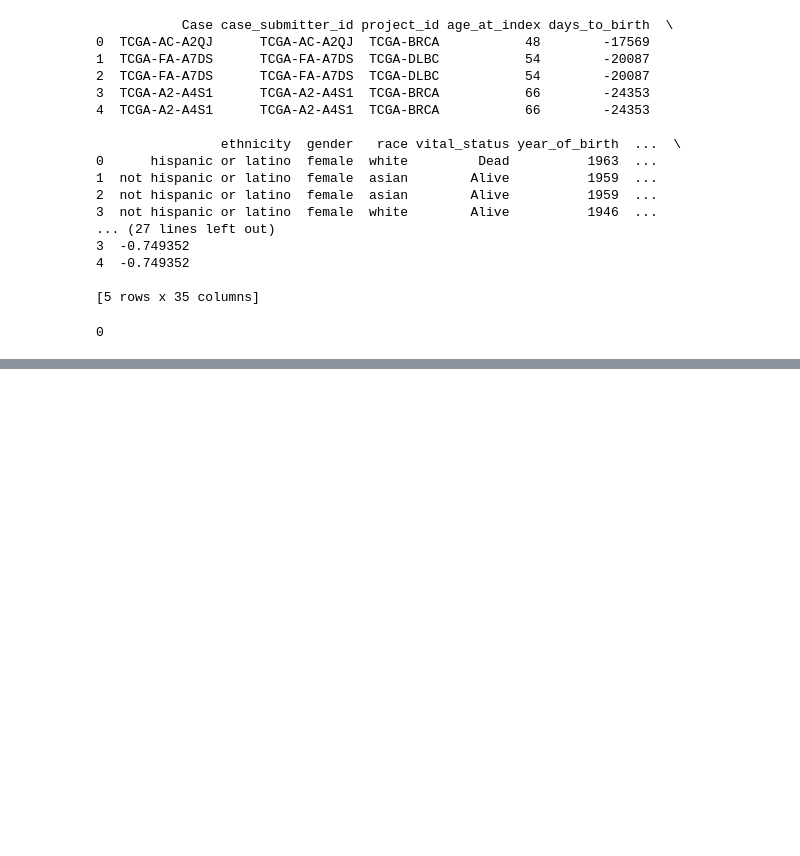
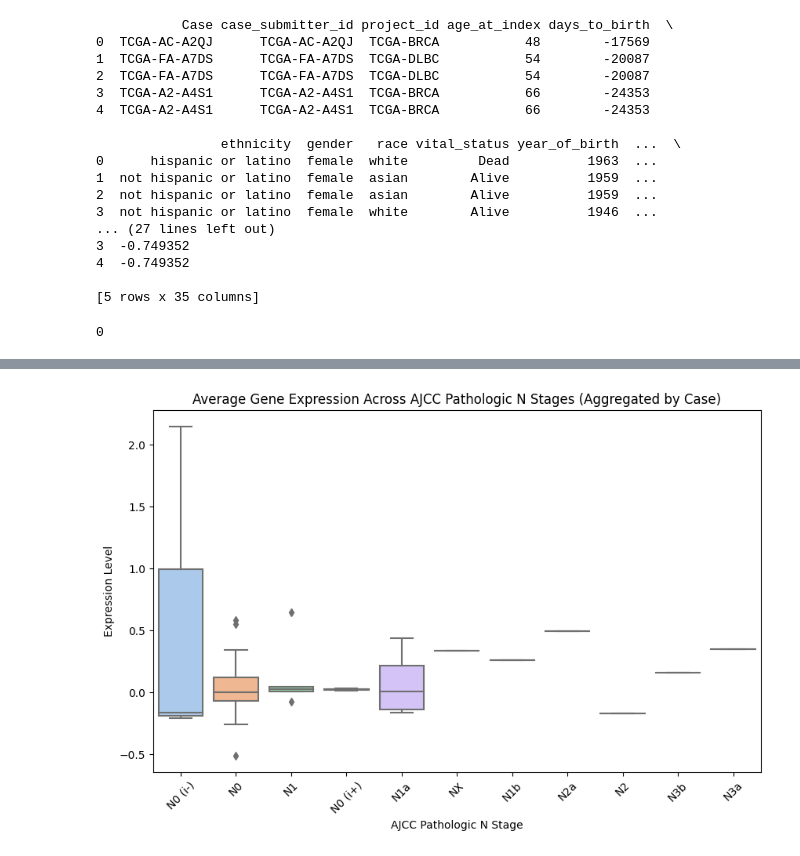
Before and after one commit to aaditya0106/cancer-dashboard, a Jupyter notebook: nciDataAnalysis.ipynb, the cells around one changed output, grey strips where cells are left out. Cells and saved outputs as stored; diff of their text form; code cells hidden in the pictures; blank space fills up the shorter version.

```diff
--- a/nciDataAnalysis.ipynb
+++ b/nciDataAnalysis.ipynb
@@ -472,0 +642,10 @@ Name: count, dtype: int64
+# %%
+plt.figure(figsize=(10, 6))
+sns.boxplot(data=filtered_data, x='ajcc_pathologic_n', y='Expression', palette='pastel')
+plt.title("Average Gene Expression Across AJCC Pathologic N Stages (Aggregated by Case)")
+plt.xlabel("AJCC Pathologic N Stage")
+plt.ylabel("Expression Level")
+plt.xticks(rotation=45)
+plt.show()
+# %% [output]
+[figure, added]
```
Also changed, not shown: parts of 19 cells of this notebook.
